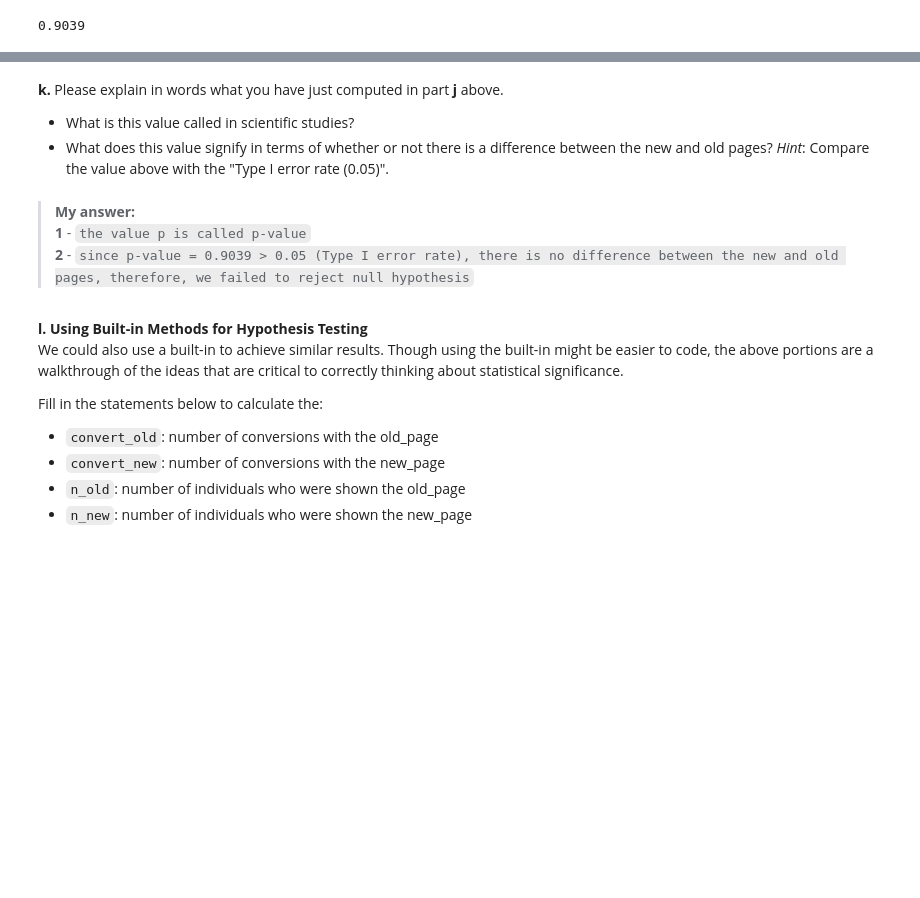
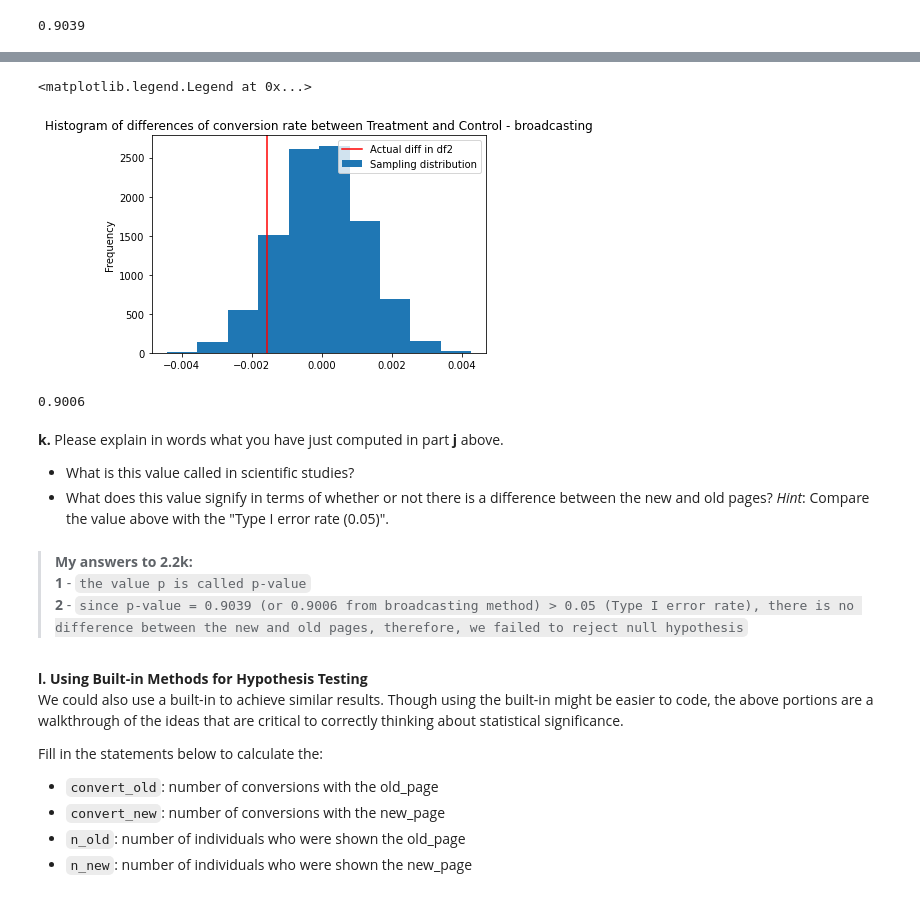
Before and after one commit to mhxprs2022/data_analyst, a Jupyter notebook: data_analysis/project_ABtest/Analyze_ab_test_results_notebook_updated.ipynb, the cells around one changed output, grey strips where cells are left out. Cells and saved outputs as stored; diff of their text form; code cells hidden in the pictures; blank space fills up the shorter version.

```diff
--- a/data_analysis/project_ABtest/Analyze_ab_test_results_notebook_updated.ipynb
+++ b/data_analysis/project_ABtest/Analyze_ab_test_results_notebook_updated.ipynb
@@ -397,11 +429,24 @@ p
+# %%
+plt.hist(null_val);
+plt.axvline(x=obs_diff, color='r');
+plt.ylabel('Frequency')
+plt.title('Histogram of differences of conversion rate between Treatment and Control - broadcasting')
+plt.legend(['Actual diff in df2', 'Sampling distribution'])
+# %% [output]
+<matplotlib.legend.Legend at 0x...>
+[figure, added]
+# %%
+(null_val > obs_diff).mean()
+# %% [output]
+0.9006
 # %% [markdown]
 **k.** Please explain in words what you have just computed in part **j** above.
  - What is this value called in scientific studies?
  - What does this value signify in terms of whether or not there is a difference between the new and old pages? *Hint*: Compare the value above with the "Type I error rate (0.05)".
 # %% [markdown]
->**My answer:**
+>**My answers to 2.2k:**
 **1** - `the value p is called p-value`
-**2** - `since p-value = 0.9039 > 0.05 (Type I error rate), there is no difference between the new and old pages, therefore, we failed to reject null hypothesis`
+**2** - `since p-value = 0.9039 (or 0.9006 from broadcasting method) > 0.05 (Type I error rate), there is no difference between the new and old pages, therefore, we failed to reject null hypothesis`
 # %% [markdown]
 
 
```
Also changed, not shown: parts of 26 cells of this notebook, 1 other file.
